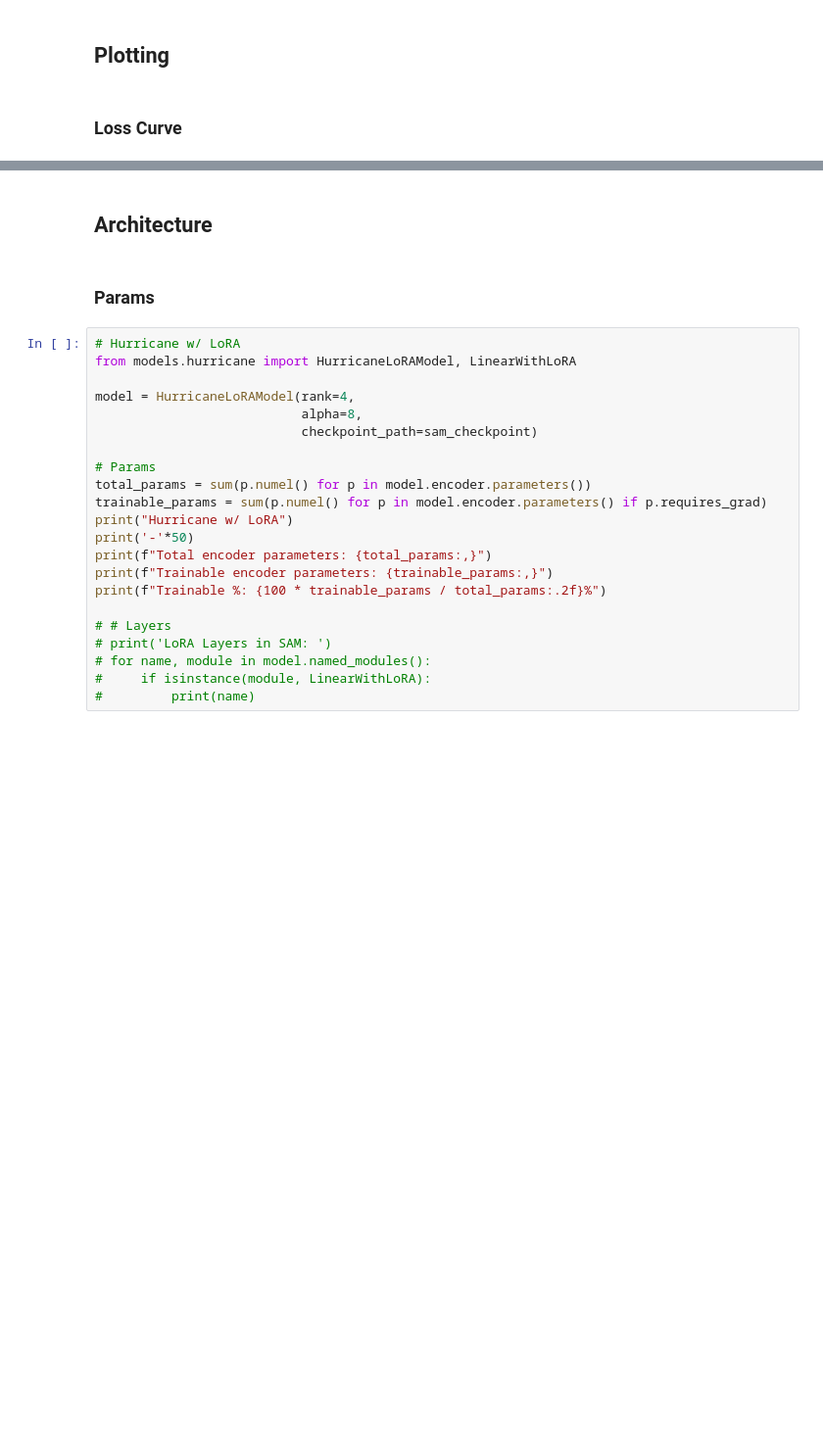
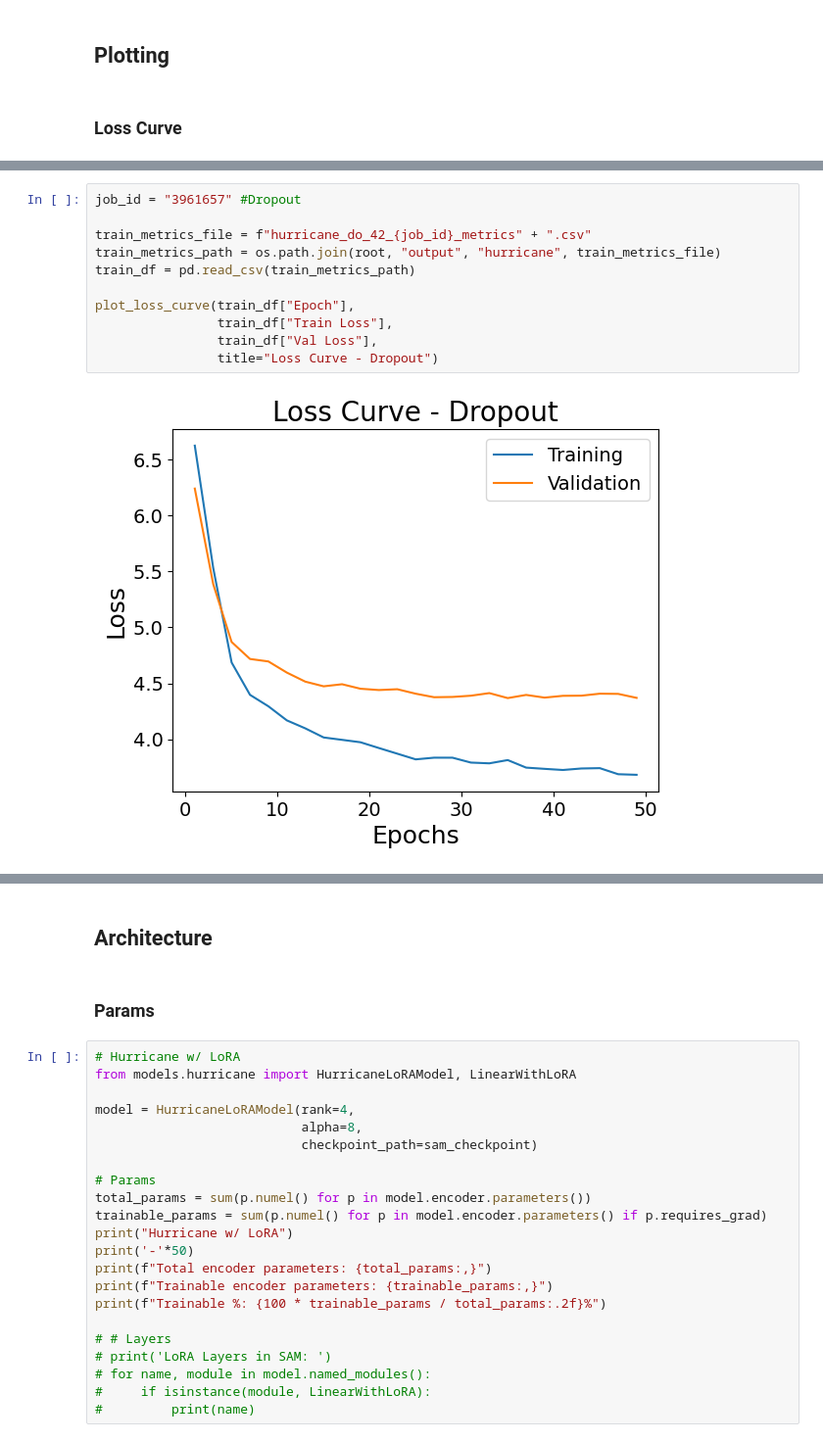
Before and after one commit to bgaligher/hurricane-cs7643, a Jupyter notebook: notebooks/hurricane_analysis.ipynb, the cells around one changed output, grey strips where cells are left out. Shown at 98% size. Drawn from its saved outputs; the diff is of its cells as text; blank space fills up the shorter version.

```diff
--- a/notebooks/hurricane_analysis.ipynb
+++ b/notebooks/hurricane_analysis.ipynb
@@ -272,0 +275,13 @@ plot_loss_curve(train_df["Epoch"],
+# %%
+job_id = "3961657" #Dropout
+
+train_metrics_file = f"hurricane_do_42_{job_id}_metrics" + ".csv"
+train_metrics_path = os.path.join(root, "output", "hurricane", train_metrics_file)
+train_df = pd.read_csv(train_metrics_path)
+
+plot_loss_curve(train_df["Epoch"],
+                train_df["Train Loss"],
+                train_df["Val Loss"],
+                title="Loss Curve - Dropout")
+# %% [output]
+[figure, added]
```
Also changed, not shown: parts of 8 cells of this notebook.
